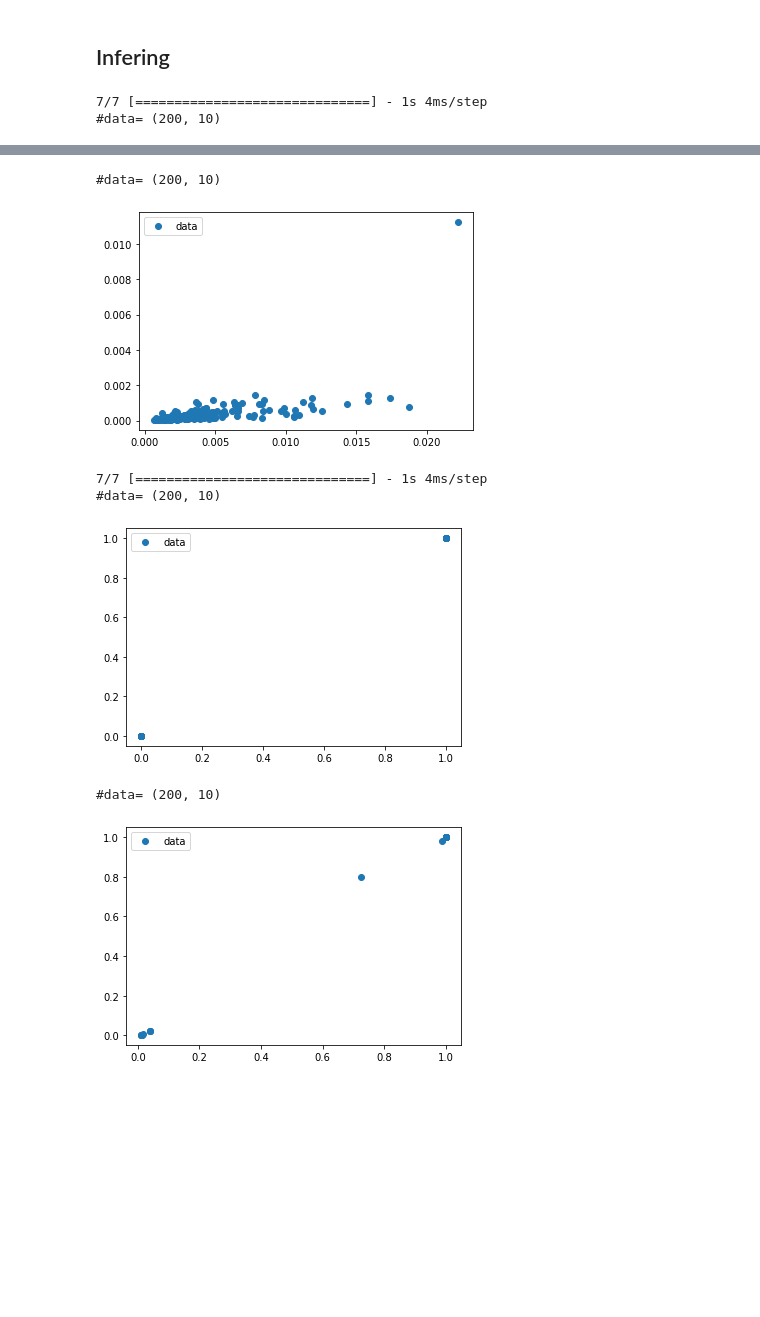
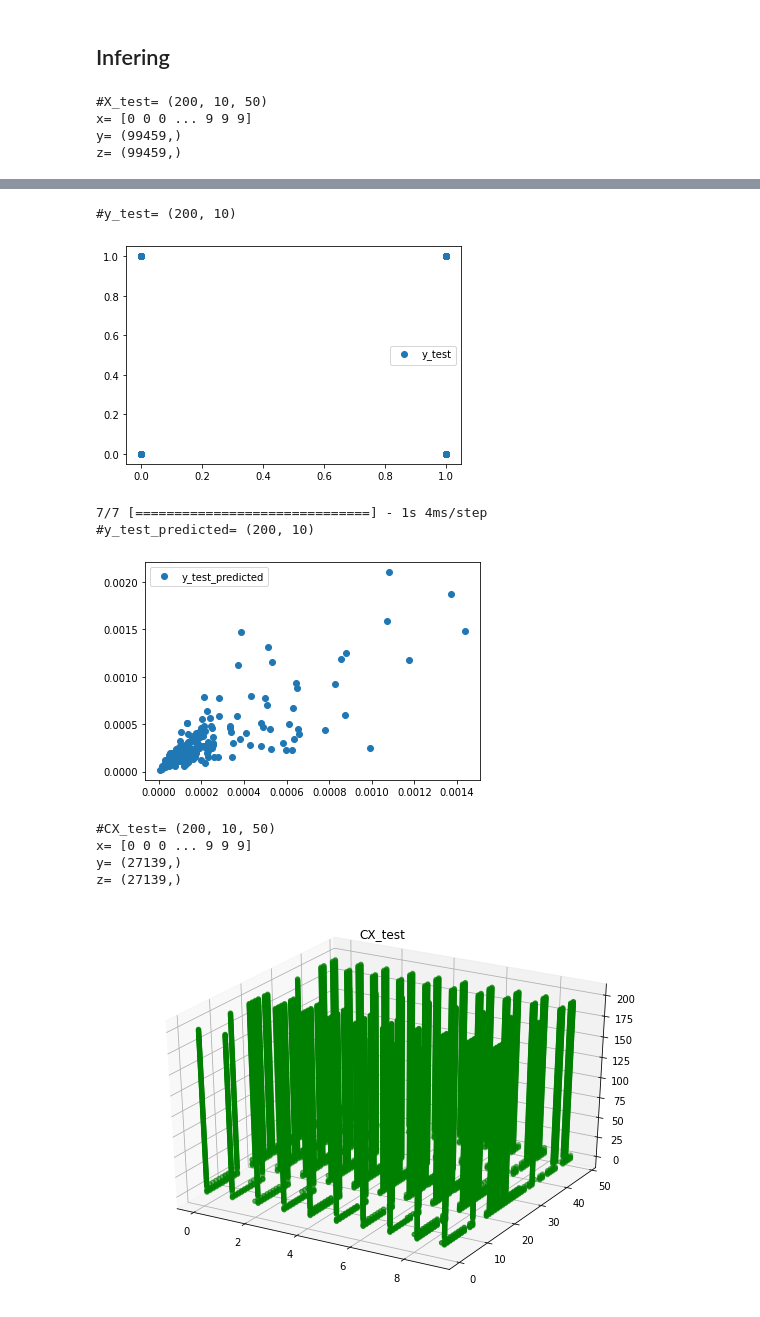
Before and after one commit to lifesboy/selks-lstm-data, a Jupyter notebook: SELKS_LSTM_Anomaly_model.ipynb, the cells around one changed output, grey strips where cells are left out. Drawn from its saved outputs; the diff is of its cells as text; code cells hidden in the pictures; blank space fills up the shorter version.

```diff
--- a/SELKS_LSTM_Anomaly_model.ipynb
+++ b/SELKS_LSTM_Anomaly_model.ipynb
@@ -1280,6 +1265,6 @@ x = tf.keras.layers.Bidirectional(tf.keras.layers.LSTM(cell_size, return_sequenc
 x = tf.keras.layers.Bidirectional(tf.keras.layers.LSTM(cell_size))(x)
 # Add a classifier
 outputs = tf.keras.layers.Dense(n_timesteps_in, activation="sigmoid")(x)
-model1 = keras.Model(input, outputs)
-model1.summary()
+model7 = keras.Model(input, outputs)
+model7.summary()
 # %% [output]
@@ -1306,8 +1291,8 @@ _________________________________________________________________
 ## Training
 # %%
 
-model1.compile("adam", "binary_crossentropy", metrics=["accuracy"])
+model7.compile("adam", "binary_crossentropy", metrics=["accuracy"])
 #model1.fit(X_train, y_train, batch_size=32, epochs=10, validation_data=(X_test, y_test))
-model1.fit(CX_train, Cy_train, batch_size=32, epochs=10, validation_data=(CX_test, Cy_test))
+model7.fit(CX_train, Cy_train, batch_size=32, epochs=10, validation_data=(CX_test, Cy_test))
 # %% [output]
 Epoch 1/10
@@ -1376,7 +1380,7 @@ https://github.com/aggpiyush/IDS-2018/blob/main/LSTM.ipynb
 ## Model
 # %%
 input = Input(shape=(n_timesteps_in, n_features))
-model3 = tf.keras.Sequential([
+model8 = tf.keras.Sequential([
     input,
     #tf.keras.layers.Dense(hidden_size, activation=tf.nn.relu, name="dense1"),
     #tf.keras.layers.Embedding(n_features, cell_size, input_length=n_timesteps_in),
@@ -1385,6 +1389,5 @@ model3 = tf.keras.Sequential([
     tf.keras.layers.Dense(n_timesteps_in, activation='sigmoid')
     #tf.keras.layers.Dense(n_timesteps_in, activation='softmax') # loss too big
 ])
-
-print('model3 input = ', model3.layers[0].input_shape)
+model8.summary()
 # %% [output]
@@ -1393,8 +1411,8 @@ model3 input =  (None, 10, 50)
 ## Training
 # %%
 
-model3.compile("adam", "binary_crossentropy", metrics=["accuracy"])
+model8.compile("adam", "binary_crossentropy", metrics=["accuracy"])
 #model1.fit(X_train, y_train, batch_size=32, epochs=10, validation_data=(X_test, y_test))
-model3.fit(CX_train, Cy_train, batch_size=32, epochs=10, validation_data=(CX_test, Cy_test))
+model8.fit(CX_train, Cy_train, batch_size=32, epochs=10, validation_data=(CX_test, Cy_test))
 # %% [output]
 Epoch 1/10
@@ -1421,16 +1439,21 @@ Epoch 10/10
 # %% [markdown]
 ## Infering
 # %%
-result=model3.predict(X_test)
-show_scattered(y_test)
-show_scattered(result)
+show_scattered_3d(X_test, "X_test")
+show_scattered(y_test, "y_test")
+result=model8.predict(X_test)
+show_scattered(result, "y_test_predicted")
 
-result=model3.predict(CX_test)
-show_scattered(Cy_test)
-show_scattered(result)
+show_scattered_3d(CX_test, "CX_test")
+show_scattered(Cy_test, "Cy_test")
+result=model8.predict(CX_test)
+show_scattered(result, "Cy_test_predicted")
 
-result=model3.predict(CX_predict)
-show_scattered(result)
+show_scattered_3d(CX_predict, "CX_predict")
+result=model8.predict(CX_predict)
+show_scattered(result, "Cy_test")
 # %% [output]
-7/7 [==============================] - 1s 4ms/step
-#data= (200, 10)
+#X_test= (200, 10, 50)
+x= [0 0 0 ... 9 9 9]
+y= (99459,)
+z= (99459,)
@@ -1438,7 +1461,10 @@ show_scattered(result)
-#data= (200, 10)
+#y_test= (200, 10)
-[figure, old version]
+[figure, new version]
 7/7 [==============================] - 1s 4ms/step
-#data= (200, 10)
+#y_test_predicted= (200, 10)
-[figure, old version]
+[figure, new version]
-#data= (200, 10)
+#CX_test= (200, 10, 50)
+x= [0 0 0 ... 9 9 9]
+y= (27139,)
+z= (27139,)
-[figure, old version]
+[figure, new version]
```
Also changed, not shown: parts of 11 cells of this notebook.
